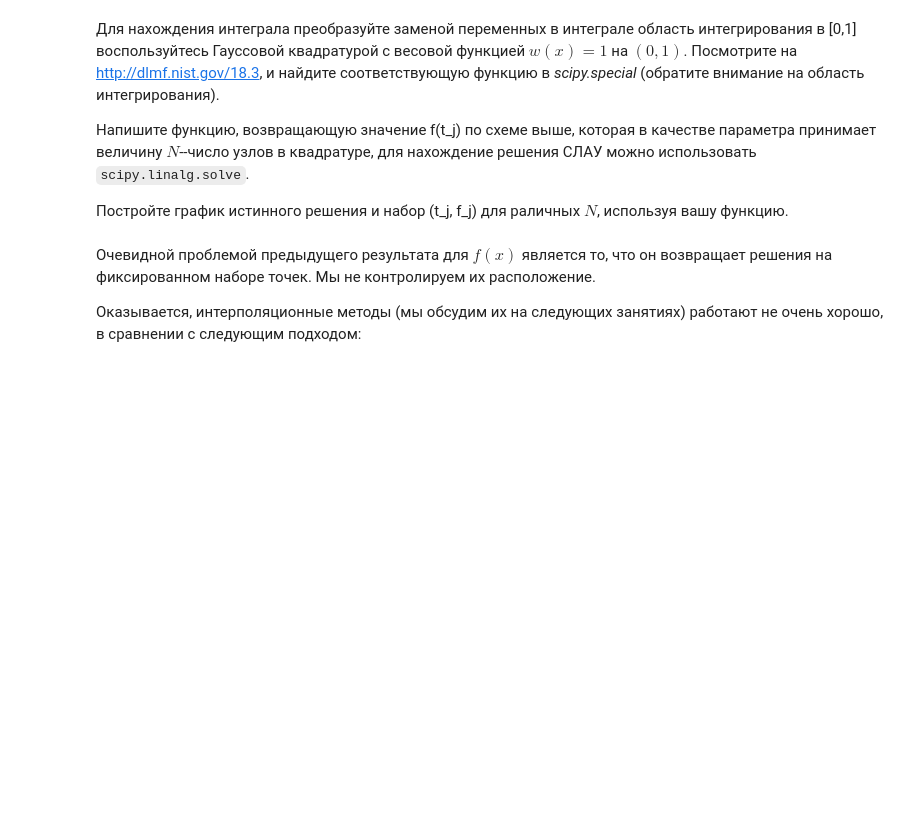
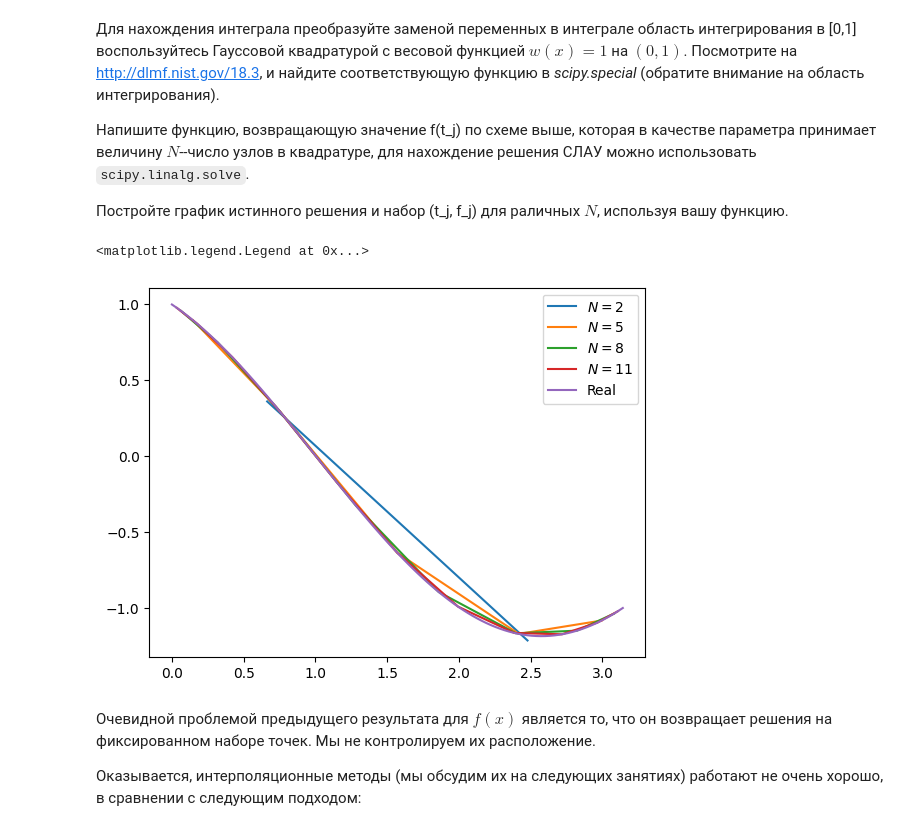
Before and after one commit to Clai101/Comp_Ph, a Jupyter notebook: advanced_Integrals.ipynb, the cells around one changed output. Cells and saved outputs as stored; diff of their text form; code cells hidden in the pictures; blank space fills up the shorter version.

```diff
--- a/advanced_Integrals.ipynb
+++ b/advanced_Integrals.ipynb
@@ -163,9 +162,3 @@ print(5 * f(x) @ w)
 14713.333333333334
 # %% [markdown]
 Сравните результат с точным значением интеграла.
-# %%
-F = lambda x: 7/4*x**4 - 8/3*x**3 - 3/2 * x**2 + 3 *x
-n, w = roots_legendre(6)
-x = 5 * n + 5
-real_ans = F(10)-F(0)
-print("Разница с точным решением",abs(real_ans - 5 * f(x) @ w))
@@ -183,11 +176,11 @@ $$
 # %%
 from scipy.special import roots_chebyt
 f = lambda y: np.cos(2 * np.pi *  y) / 2
-err = 1e-16
+eps = 1e-16
 ans = 1
 pans = 0
 i = 1
-while abs(ans - pans) > err:
+while abs(ans - pans) > eps:
     i += 1
     pans = ans
     n, w = roots_chebyt(i)
@@ -268,3 +258,31 @@ raise NotImplementedError()
+# %%
+from scipy.special import roots_sh_legendre
+from scipy.linalg import solve
+import matplotlib.pyplot as plt
+
+def fun(N):
+    n, w = roots_sh_legendre(N)
+    l = np.pi * 0.5
+    K = lambda t_k, t_j: np.sin(np.pi * t_k) * t_j
+    g = lambda x: np.cos(np.pi * x)
+    I = np.eye(N)
+    matrix_K = l * np.asarray([w * K(t_k, n) for t_k in n]) - I
+    matrix_minus_g = - g(n)
+    f = solve(matrix_K, matrix_minus_g)
+    return f
+
+for N in range(2, 12, 3):
+    roots, w = roots_sh_legendre(N)
+    x = roots * np.pi
+    f = fun(N)
+    plt.plot(x, f, label=f'$N = {N}$')
+real_f = lambda x: np.cos(x) - (2 / np.pi) * np.sin(x)
+x = np.linspace(0, np.pi, 100)
+plt.plot(x, real_f(x), label='Real')
+plt.legend()
+# %% [output]
+<matplotlib.legend.Legend at 0x...>
+[figure, added]
 # %% [markdown]
 Очевидной проблемой предыдущего результата для $f(x)$ является то, что он возвращает решения на фиксированном наборе точек. Мы не контролируем их расположение.
 
```
Also changed, not shown: parts of 10 cells of this notebook.
